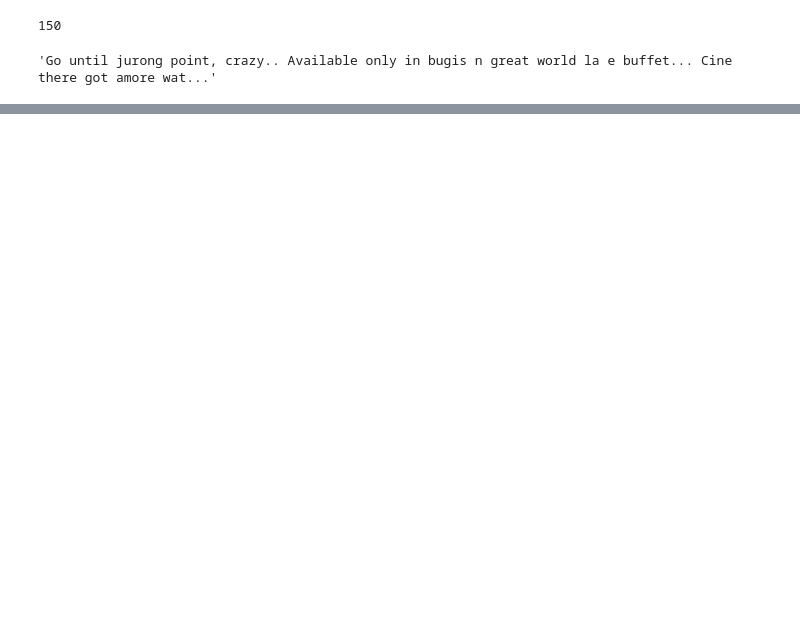
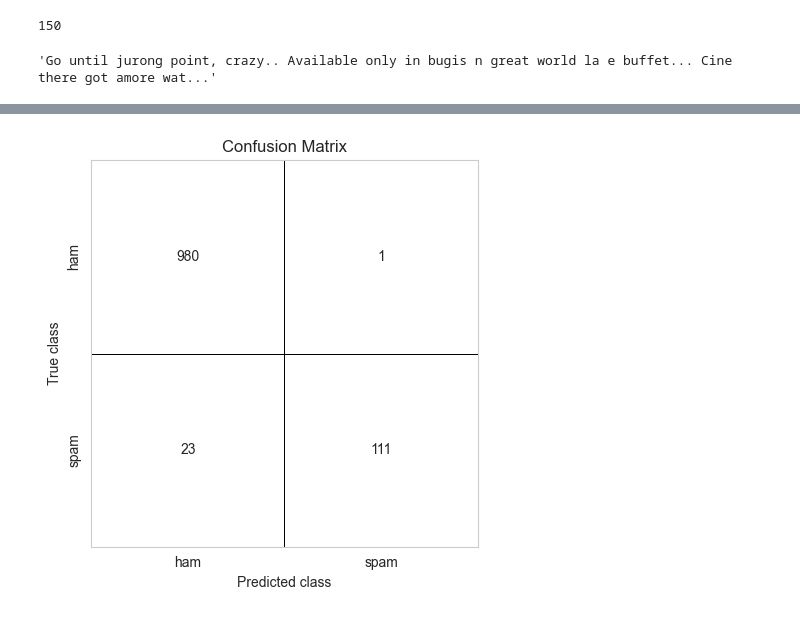
Before and after one commit to aleksey-khoroshavin/NNaML, a Jupyter notebook: recurrent-neural-network/recurrent-neural-network.ipynb, the cells around one changed output, grey strips where cells are left out. Cells and saved outputs as stored; diff of their text form; code cells hidden in the pictures; blank space fills up the shorter version.

```diff
--- a/recurrent-neural-network/recurrent-neural-network.ipynb
+++ b/recurrent-neural-network/recurrent-neural-network.ipynb
@@ -216,0 +192,2 @@ print(' LSTM Test set\n  Loss: {:0.3f}\n  Accuracy: {:0.3f}'.format(accr[0],accr
+# %%
+predict = model.predict(test_sequences_matrix)
@@ -216,0 +208,8 @@ print(' LSTM Test set\n  Loss: {:0.3f}\n  Accuracy: {:0.3f}'.format(accr[0],accr
+# %%
+epsilon = 0.01
+predictions = []
+for pred in predict:
+    if 1 - pred <= epsilon:
+        predictions.append(1)
+    else:
+        predictions.append(0)
@@ -216,0 +239,18 @@ print(' LSTM Test set\n  Loss: {:0.3f}\n  Accuracy: {:0.3f}'.format(accr[0],accr
+# %%
+def plot_confusion_matrix(cm, classes,
+                          normalize=False,
+                          cmap='gray_r',
+                          linecolor='k'):
+
+    fmt = '.3f' if normalize else 'd'
+    sns.heatmap(cm, fmt=fmt, annot=True, square=True,
+                xticklabels=classes, yticklabels=classes,
+                cmap=cmap, vmin=0, vmax=0,
+                linewidths=0.5, linecolor=linecolor,
+                cbar=False)
+    sns.despine(left=False, right=False, top=False, bottom=False)
+
+    plt.title('Confusion Matrix')
+    plt.ylabel('True class')
+    plt.xlabel('Predicted class')
+    plt.tight_layout()
@@ -216,0 +268,5 @@ print(' LSTM Test set\n  Loss: {:0.3f}\n  Accuracy: {:0.3f}'.format(accr[0],accr
+# %%
+confusion_mtx = confusion_matrix(Y_test, predictions)
+plot_confusion_matrix(confusion_mtx, classes=["ham", "spam"])
+# %% [output]
+[figure, added]
```
Also changed, not shown: parts of 14 cells of this notebook.
